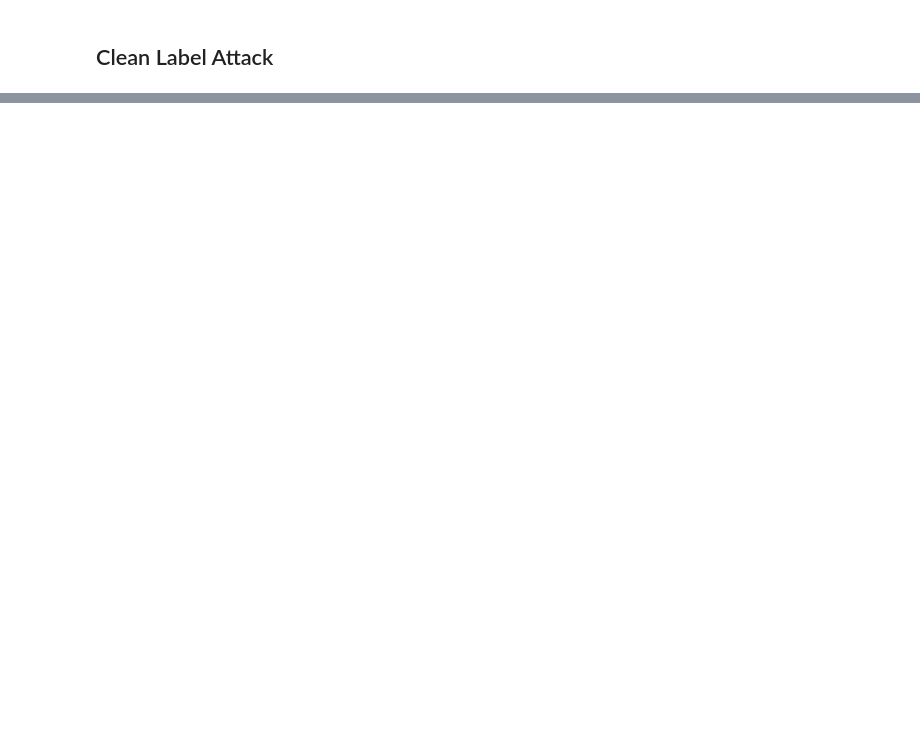
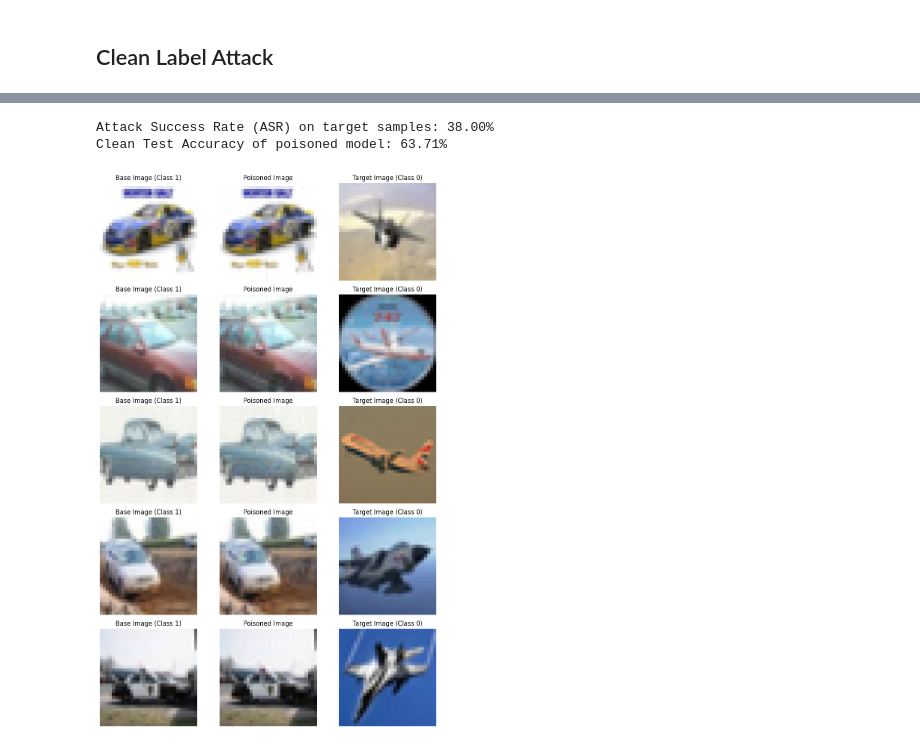
Before and after one commit to GodKeawa/AISystemSecurity, a Jupyter notebook: Task11/Week11_Bonus_Question.ipynb, the cells around one changed output, grey strips where cells are left out. Saved outputs shown, nothing was run; the diff lists cells and outputs as text; code cells hidden in the pictures; blank space fills up the shorter version.

Commit message:
Poison Frog, That's it.

```diff
--- a/Task11/Week11_Bonus_Question.ipynb
+++ b/Task11/Week11_Bonus_Question.ipynb
@@ -44,0 +65,7 @@ print(test_acc)
+# %%
+# 2. Target and Base Selection
+print("Selecting targets and bases...")
+target_indices, base_indices = select_targets_and_bases(
+    train_features, train_labels, train_images,
+    test_features, test_labels, test_images
+)
@@ -44,0 +74,7 @@ print(test_acc)
+# %%
+# 3. Create Poisoned Dataset
+print("Creating poisoned dataset...")
+# Optimization hyperparams (lr, beta) have been adjusted in poison_frog.py to be more aggressive
+poisoned_train_data, poisons, bases, targets = create_poisoned_dataset(
+    train_data, target_indices, base_indices, test_images, test_features, model, device
+)
@@ -44,0 +119,65 @@ print(test_acc)
+# %%
+# 6. Evaluation (ASR and Clean ACC)
+poisoned_model.eval()
+poisoned_confidences = []
+success_count = 0
+
+with torch.no_grad():
+    for target_idx in target_indices:
+        target_img = test_images[target_idx].unsqueeze(0).to(device)
+        output = poisoned_model(target_img)
+        prob = F.softmax(output, dim=1)[0]
+
+        true_class = test_labels[target_idx].item()
+        target_class = (true_class + 1) % 10
+
+        poisoned_confidences.append(prob[target_class].item())
+
+        pred_class = torch.argmax(output, dim=1).item()
+        if pred_class == target_class:
+            success_count += 1
+
+asr = success_count / len(target_indices) * 100
+print(f"Attack Success Rate (ASR) on target samples: {asr:.2f}%")
+
+# Test clean accuracy of the poisoned model to ensure it hasn't degraded
+clean_acc = test(poisoned_model, test_loader, device)
+print(f"Clean Test Accuracy of poisoned model: {clean_acc:.2f}%")
+# %% [output]
+Attack Success Rate (ASR) on target samples: 38.00%
+Clean Test Accuracy of poisoned model: 63.71%
+# %%
+# 7. Visualization: Images
+import matplotlib.pyplot as plt
+import numpy as np
+
+# Inverse normalize function for visualization
+def imshow(img, title=None):
+    img = img.cpu()
+    mean = torch.tensor([0.4914, 0.4822, 0.4465]).view(3, 1, 1)
+    std = torch.tensor([0.2471, 0.2435, 0.2616]).view(3, 1, 1)
+    img = img * std + mean
+    img = img.clamp(0, 1)
+    npimg = img.numpy()
+    plt.imshow(np.transpose(npimg, (1, 2, 0)))
+    if title:
+        plt.title(title)
+    plt.axis('off')
+
+# Plot a few examples
+num_show = 5
+fig = plt.figure(figsize=(10, num_show * 3))
+for i in range(num_show):
+    plt.subplot(num_show, 3, i * 3 + 1)
+    imshow(bases[i], title=f"Base Image (Class {(test_labels[target_indices[i]].item()+1)%10})")
+
+    plt.subplot(num_show, 3, i * 3 + 2)
+    imshow(poisons[i], title="Poisoned Image")
+
+    plt.subplot(num_show, 3, i * 3 + 3)
+    imshow(targets[i], title=f"Target Image (Class {test_labels[target_indices[i]].item()})")
+
+plt.tight_layout()
+plt.show()
+# %% [output]
+[figure, added]
```
Also changed, not shown: parts of 10 cells of this notebook, 3 other files.
